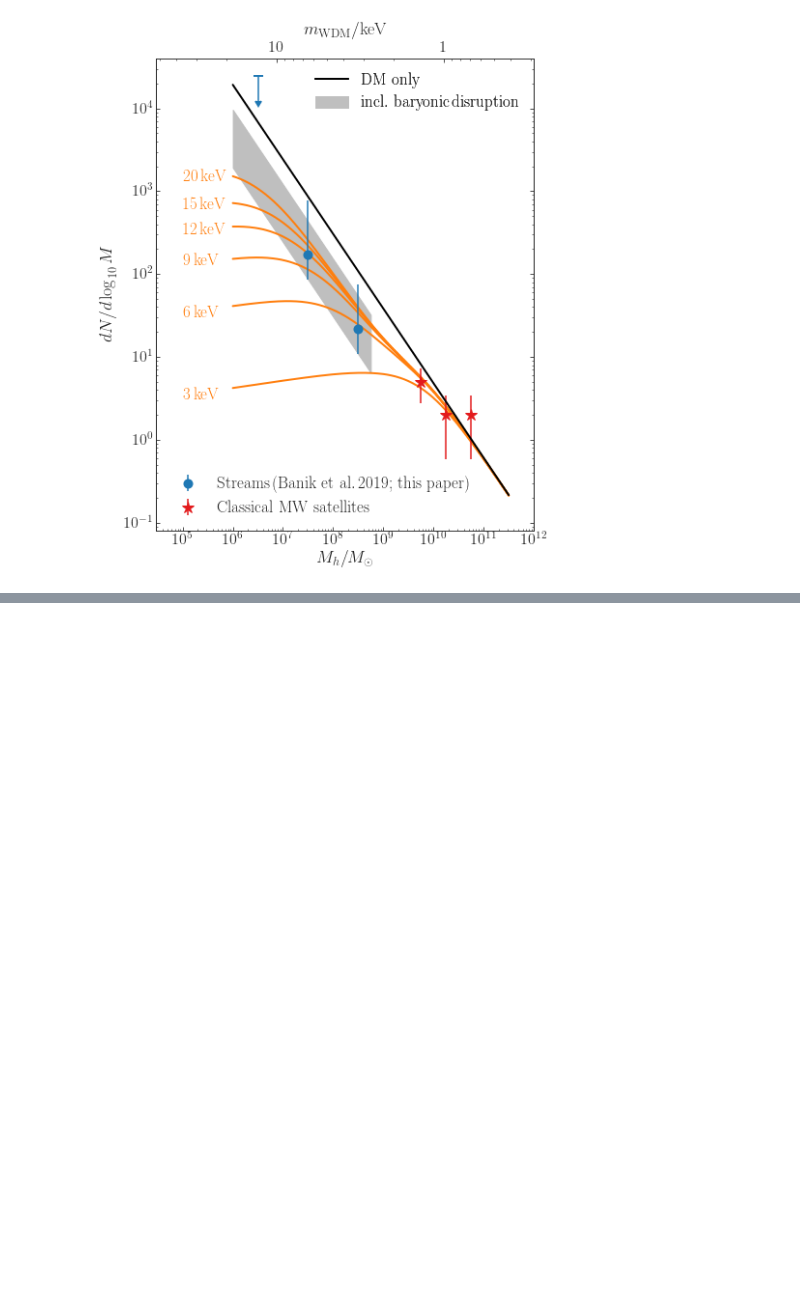
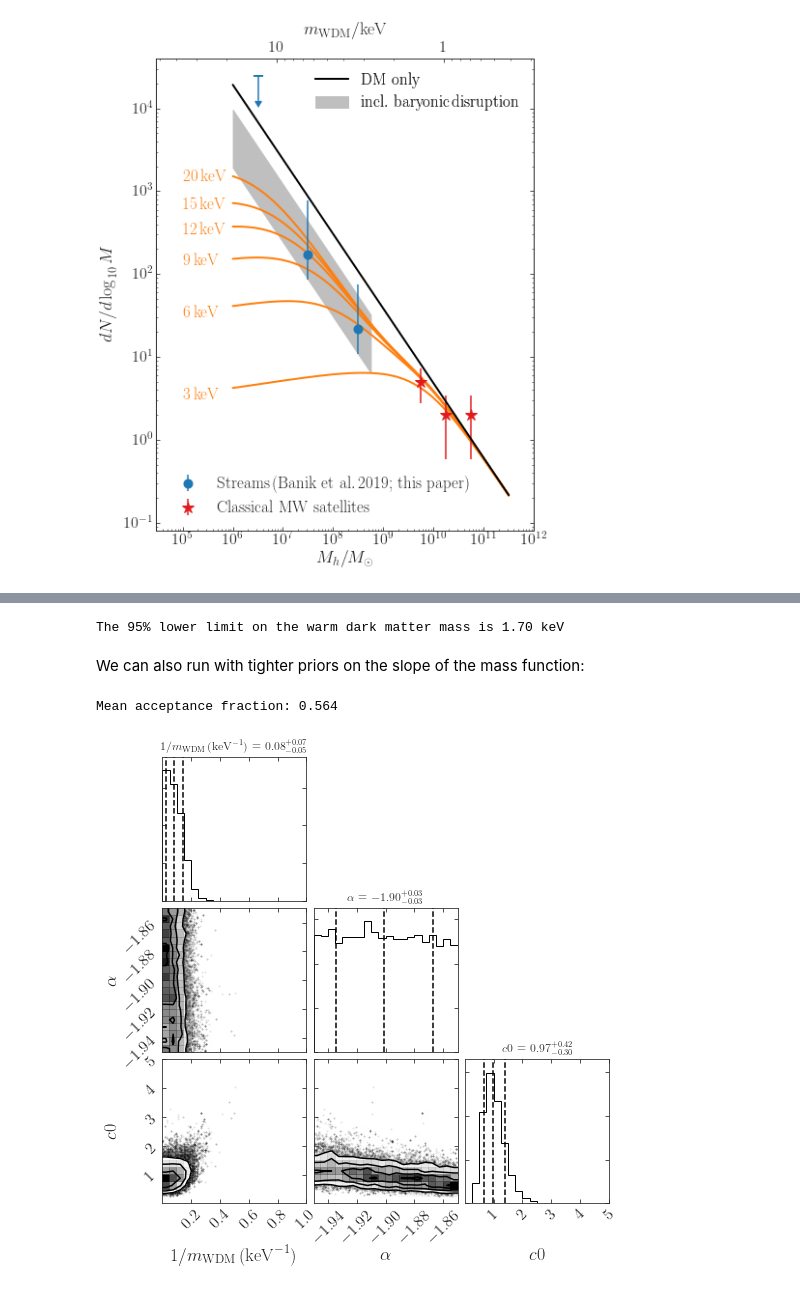
Before and after one commit to nbanik/Analyze_GD-1, a Jupyter notebook: MilkyWay-Subhalo-Mass-Function.ipynb, the cells around one changed output, grey strips where cells are left out. Saved outputs shown, nothing was run; the diff lists cells and outputs as text; code cells hidden in the pictures; blank space fills up the shorter version.

```diff
--- a/MilkyWay-Subhalo-Mass-Function.ipynb
+++ b/MilkyWay-Subhalo-Mass-Function.ipynb
@@ -188,0 +353,7 @@ plot_massfunction(add_mwdm=True,add_wdmmodels=True)#,savefilename='subhalo_massf
+# %%
+print("The 95% lower limit on the warm dark matter mass is {:.2f} keV"\
+          .format(numpy.quantile(1./flatchain[:,0],0.05)))
+# %% [output]
+The 95% lower limit on the warm dark matter mass is 1.70 keV
+# %% [markdown]
+We can also run with tighter priors on the slope of the mass function:
@@ -188,0 +364,8 @@ plot_massfunction(add_mwdm=True,add_wdmmodels=True)#,savefilename='subhalo_massf
+# %%
+flatchain= sample(wdm_prior=0)
+# %% [output]
+Mean acceptance fraction: 0.564
+# %%
+plot_corner(flatchain,wdm_prior=0)
+# %% [output]
+[figure, added]
```
Also changed, not shown: parts of 38 cells of this notebook.
